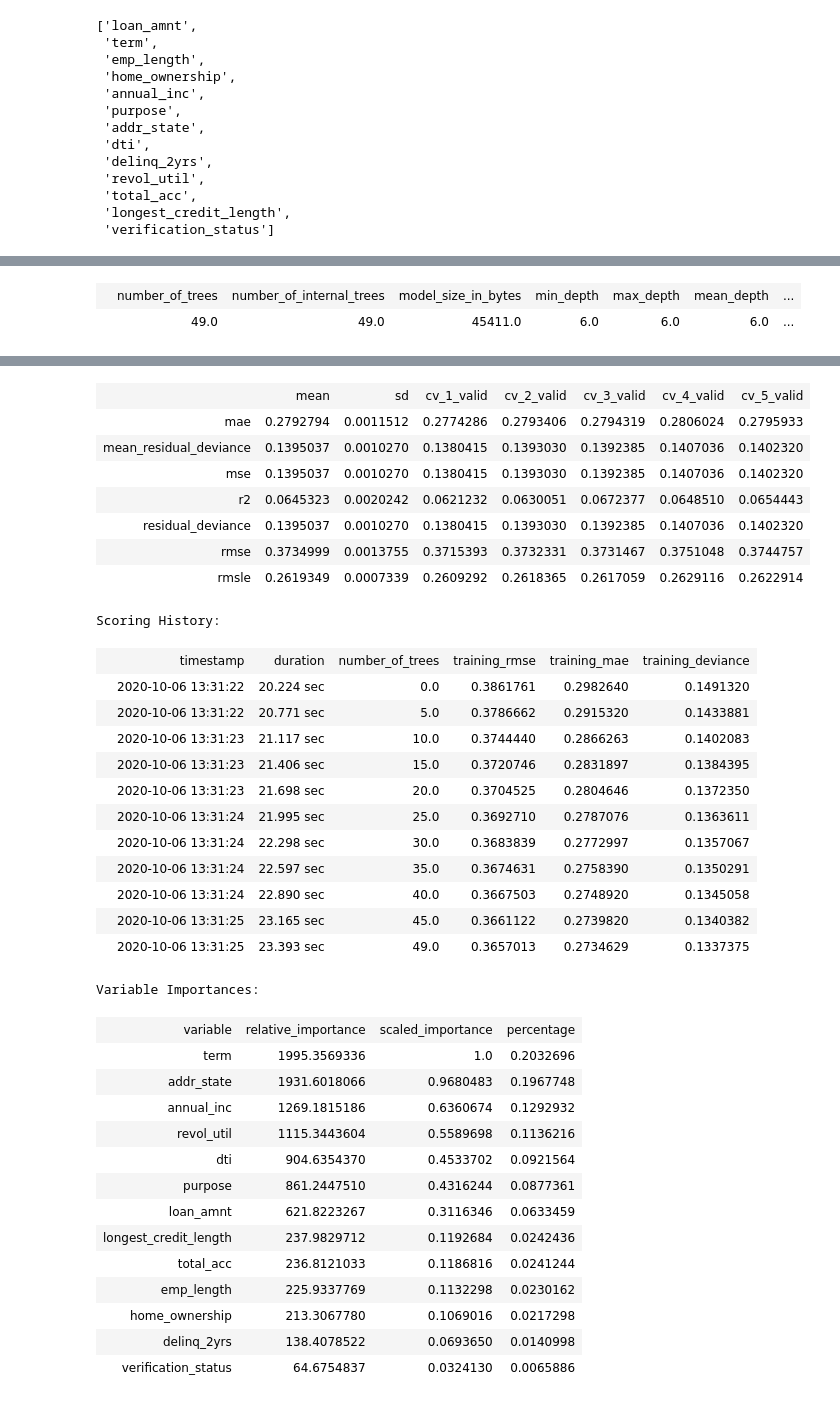
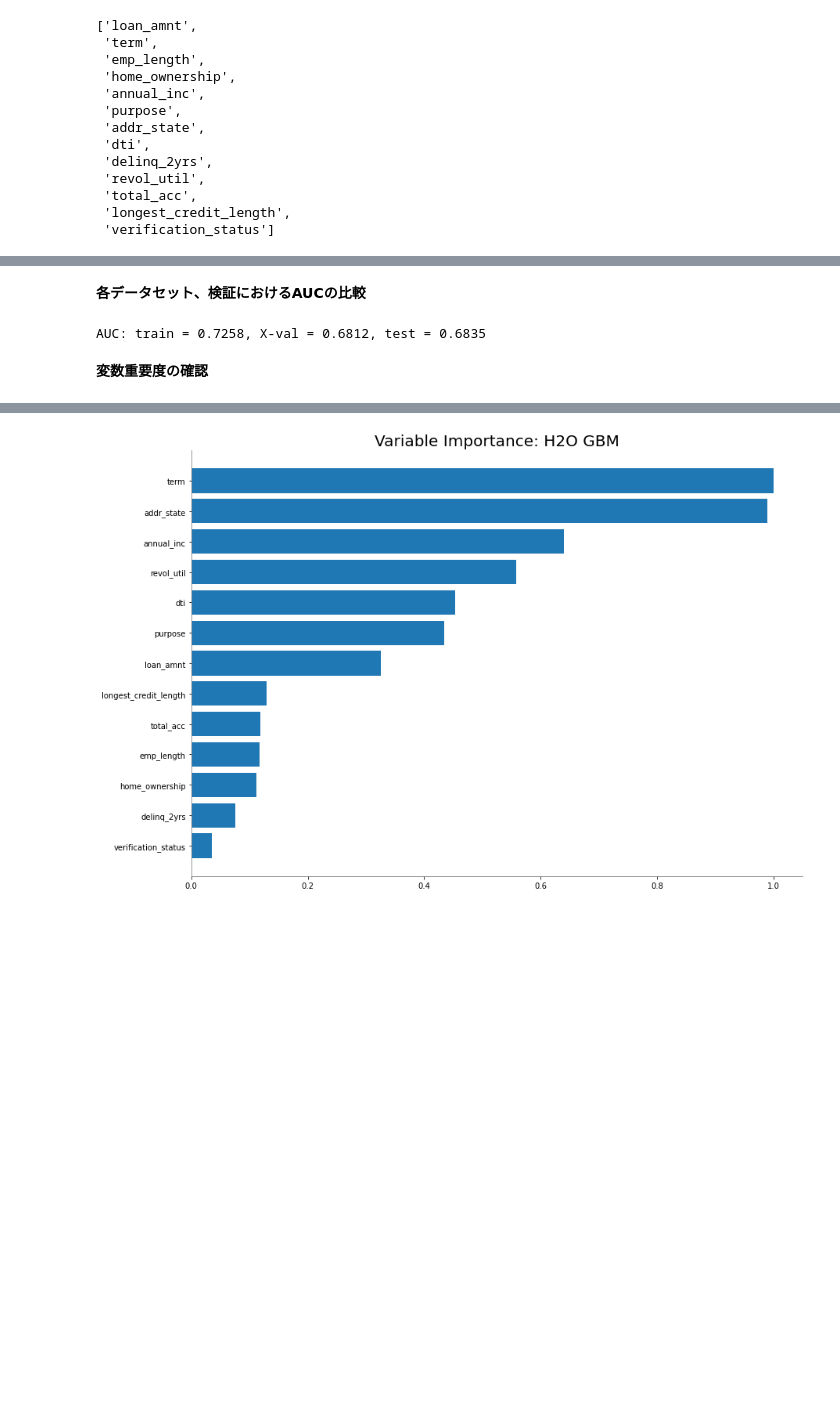
Before and after one commit to yukismd/H2O_3_Tutorial, a Jupyter notebook: python_api/Feature_Engineering_Deep_Dive.ipynb, the cells around one changed output, grey strips where cells are left out. Drawn from its saved outputs; the diff is of its cells as text; code cells hidden in the pictures; blank space fills up the shorter version.

```diff
--- a/python_api/Feature_Engineering_Deep_Dive.ipynb
+++ b/python_api/Feature_Engineering_Deep_Dive.ipynb
@@ -133,7 +169,5 @@ aml = H2OAutoML(max_models = 6,
                 exclude_algos = ['DRF', 'DeepLearning', 'StackedEnsemble'],
                 seed = 12345)
 
-aml.train(x = predictors,
-          y = response,
-          training_frame = train)
+%time aml.train(x = predictors, y = response, training_frame = train)
 # %% [output]
@@ -151,3 +355,13 @@ aml.leaderboard
+# %% [markdown]
+**各データセット、検証におけるAUCの比較**
+# %%
+print("AUC: train = {:.4f}, X-val = {:.4f}, test = {:.4f}".format(aml.leader.auc(train = True),
+                                                                  aml.leader.auc(xval = True),
+                                                                  perf.auc()))
+# %% [output]
+AUC: train = 0.7258, X-val = 0.6812, test = 0.6835
+# %% [markdown]
+**変数重要度の確認**
 # %%
-aml.leader
+aml.leader.varimp_plot(13)
 # %% [output]
@@ -161,2 +367,0 @@ Model Summary:
-|  | number_of_trees | number_of_internal_trees | model_size_in_bytes | min_depth | max_depth | mean_depth | ... |
-|  | 49.0 | 49.0 | 45411.0 | 6.0 | 6.0 | 6.0 | ... |
@@ -182,36 +368 @@ Cross-Validation Metrics Summary:
-|  | mean | sd | cv_1_valid | cv_2_valid | cv_3_valid | cv_4_valid | cv_5_valid |
-| mae | 0.2792794 | 0.0011512 | 0.2774286 | 0.2793406 | 0.2794319 | 0.2806024 | 0.2795933 |
-| mean_residual_deviance | 0.1395037 | 0.0010270 | 0.1380415 | 0.1393030 | 0.1392385 | 0.1407036 | 0.1402320 |
-| mse | 0.1395037 | 0.0010270 | 0.1380415 | 0.1393030 | 0.1392385 | 0.1407036 | 0.1402320 |
-| r2 | 0.0645323 | 0.0020242 | 0.0621232 | 0.0630051 | 0.0672377 | 0.0648510 | 0.0654443 |
-| residual_deviance | 0.1395037 | 0.0010270 | 0.1380415 | 0.1393030 | 0.1392385 | 0.1407036 | 0.1402320 |
-| rmse | 0.3734999 | 0.0013755 | 0.3715393 | 0.3732331 | 0.3731467 | 0.3751048 | 0.3744757 |
-| rmsle | 0.2619349 | 0.0007339 | 0.2609292 | 0.2618365 | 0.2617059 | 0.2629116 | 0.2622914 |
-Scoring History:
-|  | timestamp | duration | number_of_trees | training_rmse | training_mae | training_deviance |
-|  | 2020-10-06 13:31:22 | 20.224 sec | 0.0 | 0.3861761 | 0.2982640 | 0.1491320 |
-|  | 2020-10-06 13:31:22 | 20.771 sec | 5.0 | 0.3786662 | 0.2915320 | 0.1433881 |
-|  | 2020-10-06 13:31:23 | 21.117 sec | 10.0 | 0.3744440 | 0.2866263 | 0.1402083 |
-|  | 2020-10-06 13:31:23 | 21.406 sec | 15.0 | 0.3720746 | 0.2831897 | 0.1384395 |
-|  | 2020-10-06 13:31:23 | 21.698 sec | 20.0 | 0.3704525 | 0.2804646 | 0.1372350 |
-|  | 2020-10-06 13:31:24 | 21.995 sec | 25.0 | 0.3692710 | 0.2787076 | 0.1363611 |
-|  | 2020-10-06 13:31:24 | 22.298 sec | 30.0 | 0.3683839 | 0.2772997 | 0.1357067 |
-|  | 2020-10-06 13:31:24 | 22.597 sec | 35.0 | 0.3674631 | 0.2758390 | 0.1350291 |
-|  | 2020-10-06 13:31:24 | 22.890 sec | 40.0 | 0.3667503 | 0.2748920 | 0.1345058 |
-|  | 2020-10-06 13:31:25 | 23.165 sec | 45.0 | 0.3661122 | 0.2739820 | 0.1340382 |
-|  | 2020-10-06 13:31:25 | 23.393 sec | 49.0 | 0.3657013 | 0.2734629 | 0.1337375 |
-Variable Importances:
-| variable | relative_importance | scaled_importance | percentage |
-| term | 1995.3569336 | 1.0 | 0.2032696 |
-| addr_state | 1931.6018066 | 0.9680483 | 0.1967748 |
-| annual_inc | 1269.1815186 | 0.6360674 | 0.1292932 |
-| revol_util | 1115.3443604 | 0.5589698 | 0.1136216 |
-| dti | 904.6354370 | 0.4533702 | 0.0921564 |
-| purpose | 861.2447510 | 0.4316244 | 0.0877361 |
-| loan_amnt | 621.8223267 | 0.3116346 | 0.0633459 |
-| longest_credit_length | 237.9829712 | 0.1192684 | 0.0242436 |
-| total_acc | 236.8121033 | 0.1186816 | 0.0241244 |
-| emp_length | 225.9337769 | 0.1132298 | 0.0230162 |
-| home_ownership | 213.3067780 | 0.1069016 | 0.0217298 |
-| delinq_2yrs | 138.4078522 | 0.0693650 | 0.0140998 |
-| verification_status | 64.6754837 | 0.0324130 | 0.0065886 |
+[figure, added]
```
Also changed, not shown: parts of 20 cells of this notebook.
